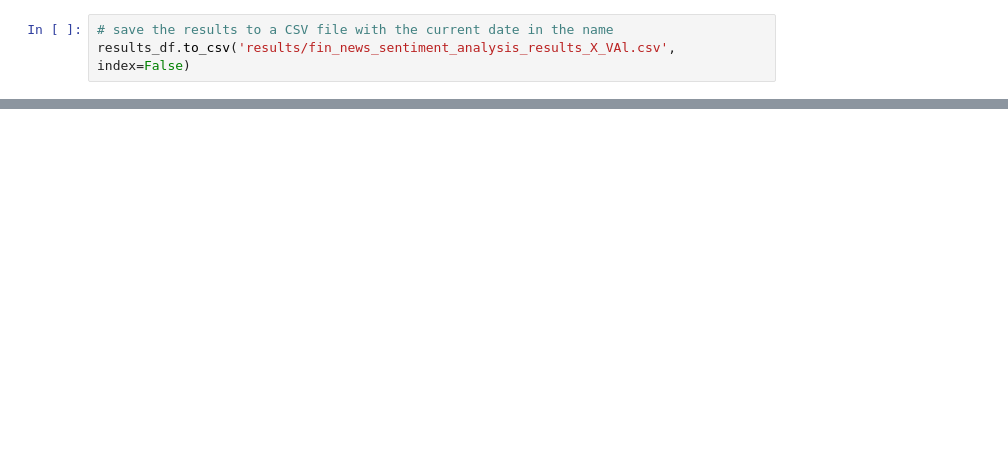
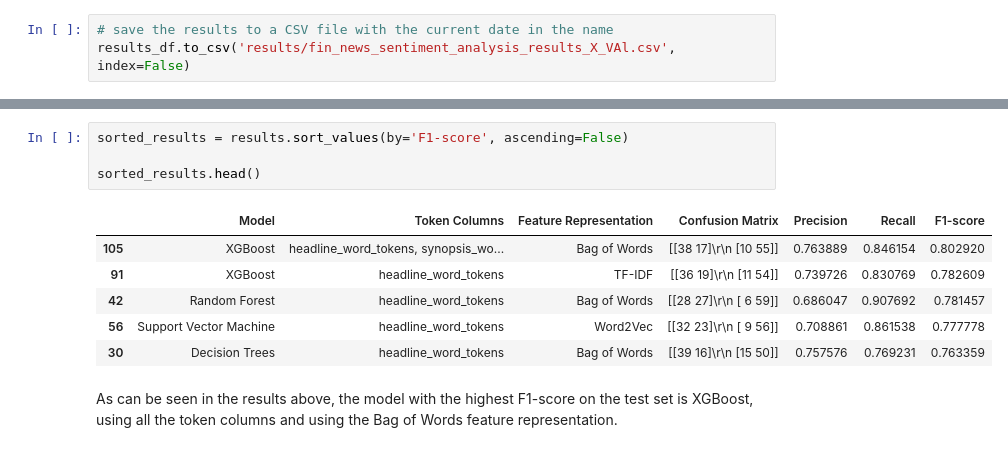
Before and after one commit to rnribeiro/NLP_FEUP, a Jupyter notebook: main.ipynb, the cells around one changed output, grey strips where cells are left out. Cells and saved outputs as stored; diff of their text form; blank space fills up the shorter version.

```diff
--- a/main.ipynb
+++ b/main.ipynb
@@ -466,0 +482,13 @@ results_df.to_csv('results/fin_news_sentiment_analysis_results_X_VAl.csv', index
+# %%
+sorted_results = results.sort_values(by='F1-score', ascending=False)
+
+sorted_results.head()
+# %% [output]
+|  | Model | Token Columns | Feature Representation | Confusion Matrix | Precision | Recall | F1-score |
+| 105 | XGBoost | headline_word_tokens, synopsis_wo... | Bag of Words | [[38 17]\r\n [10 55]] | 0.763889 | 0.846154 | 0.802920 |
+| 91 | XGBoost | headline_word_tokens | TF-IDF | [[36 19]\r\n [11 54]] | 0.739726 | 0.830769 | 0.782609 |
+| 42 | Random Forest | headline_word_tokens | Bag of Words | [[28 27]\r\n [ 6 59]] | 0.686047 | 0.907692 | 0.781457 |
+| 56 | Support Vector Machine | headline_word_tokens | Word2Vec | [[32 23]\r\n [ 9 56]] | 0.708861 | 0.861538 | 0.777778 |
+| 30 | Decision Trees | headline_word_tokens | Bag of Words | [[39 16]\r\n [15 50]] | 0.757576 | 0.769231 | 0.763359 |
+# %% [markdown]
+As can be seen in the results above, the model with the highest F1-score on the test set is XGBoost, using all the token columns and using the Bag of Words feature representation.
```
Also changed, not shown: parts of 10 cells of this notebook, 1 other file.
